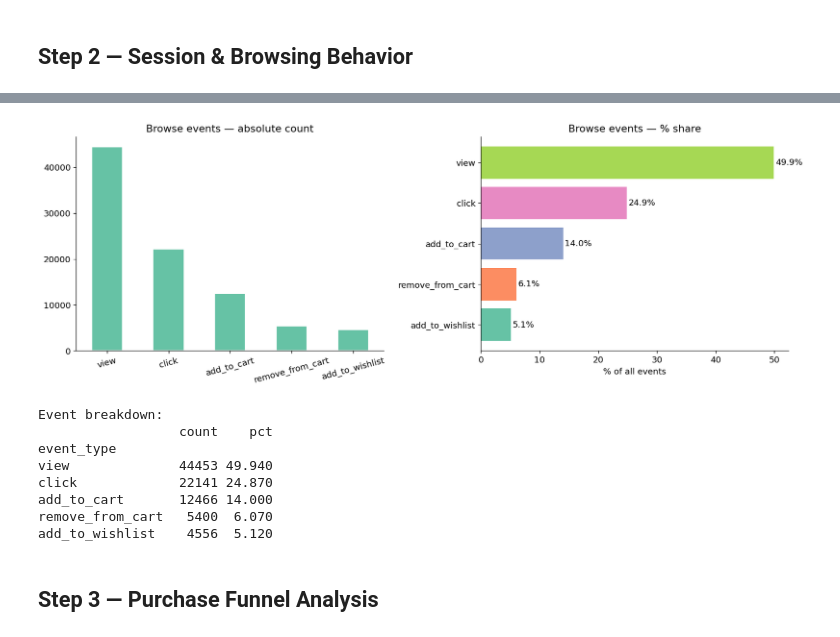
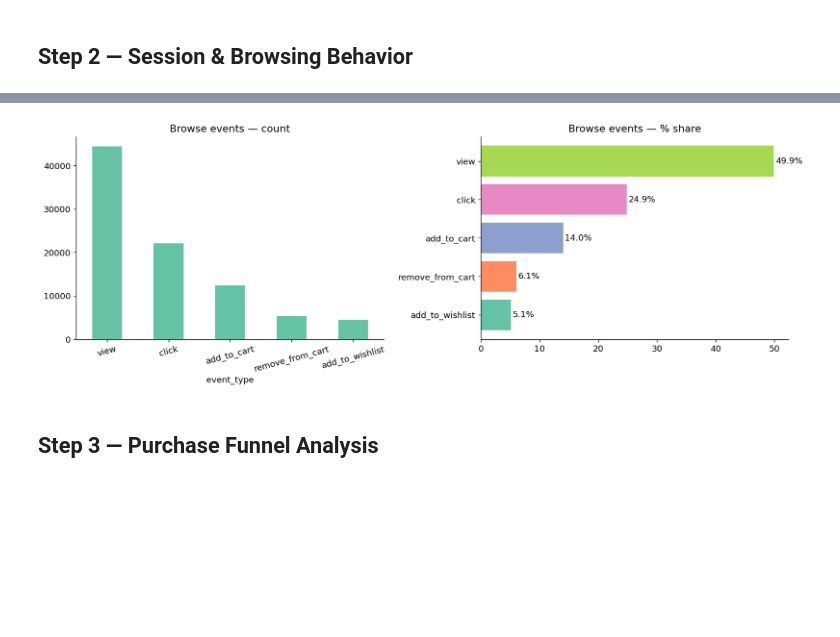
Before and after one commit to jackstealer/ECOMMERCE_CUSTOMER_BEHAVIOR, a Jupyter notebook: notebooks/03_eda.ipynb, the cells around one changed output, grey strips where cells are left out. Saved outputs shown, nothing was run; the diff lists cells and outputs as text; code cells hidden in the pictures; blank space fills up the shorter version.

```diff
--- a/notebooks/03_eda.ipynb
+++ b/notebooks/03_eda.ipynb
@@ -211,40 +201,24 @@ plt.show()
 # %%
-# Browsing event funnel
-event_counts = browse_events['event_type'].value_counts().sort_values(ascending=False)
+# Event type breakdown
+event_counts = browse_events['event_type'].value_counts()
 funnel_pct   = (event_counts / len(browse_events) * 100).round(2)
 
 fig, axes = plt.subplots(1, 2, figsize=(14, 5))
-
 event_counts.plot(kind='bar', ax=axes[0], edgecolor='white')
-axes[0].set_title('Browse events — absolute count')
-axes[0].set_xlabel('')
+axes[0].set_title('Browse events — count')
 axes[0].tick_params(axis='x', rotation=15)
 
-# Funnel-style chart
-colors_funnel = [COLORS[i % len(COLORS)] for i in range(len(funnel_pct))]
-axes[1].barh(funnel_pct.index[::-1], funnel_pct.values[::-1], color=colors_funnel)
-for i, (idx, val) in enumerate(zip(funnel_pct.index[::-1], funnel_pct.values[::-1])):
-    axes[1].text(val + 0.3, i, f'{val:.1f}%', va='center')
+axes[1].barh(funnel_pct.index[::-1], funnel_pct.values[::-1],
+             color=[COLORS[i % len(COLORS)] for i in range(len(funnel_pct))])
+for i,(idx,val) in enumerate(zip(funnel_pct.index[::-1], funnel_pct.values[::-1])):
+    axes[1].text(val+0.3, i, f'{val:.1f}%', va='center')
 axes[1].set_title('Browse events — % share')
-axes[1].set_xlabel('% of all events')
 
 plt.tight_layout()
 plt.savefig(FIGURES_DIR / '03_event_funnel.png', bbox_inches='tight')
 plt.show()
-
-print("\nEvent breakdown:")
-summary = pd.DataFrame({'count': event_counts, 'pct': funnel_pct})
-print(summary.to_string())
 # %% [output]
-[figure, old version]
+[figure, new version]
-Event breakdown:
-                  count    pct
-event_type
-view              44453 49.940
-click             22141 24.870
-add_to_cart       12466 14.000
-remove_from_cart   5400  6.070
-add_to_wishlist    4556  5.120
 # %% [markdown]
 ## Step 3 — Purchase Funnel Analysis
 # %%
```
Also changed, not shown: parts of 21 cells of this notebook.
